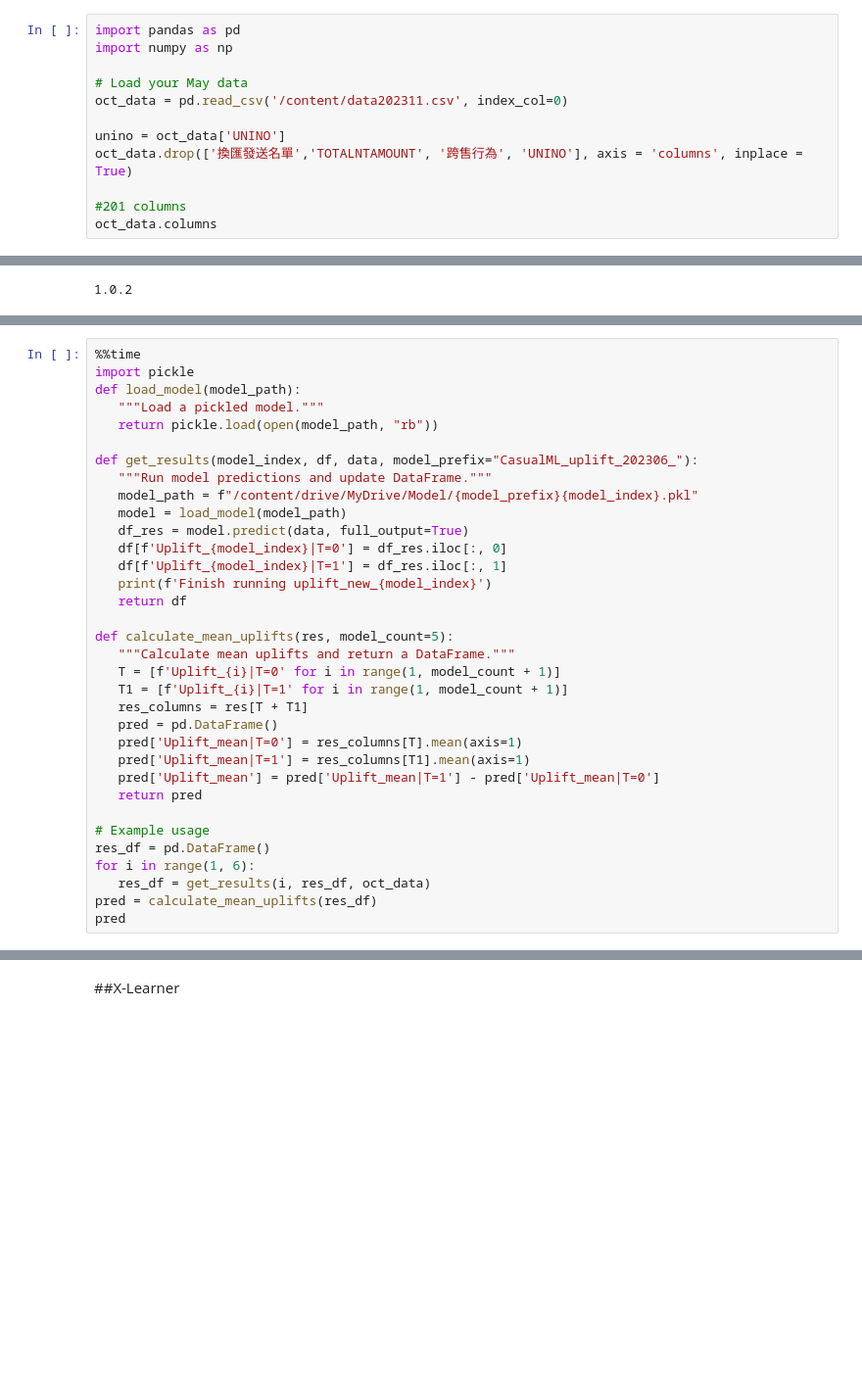
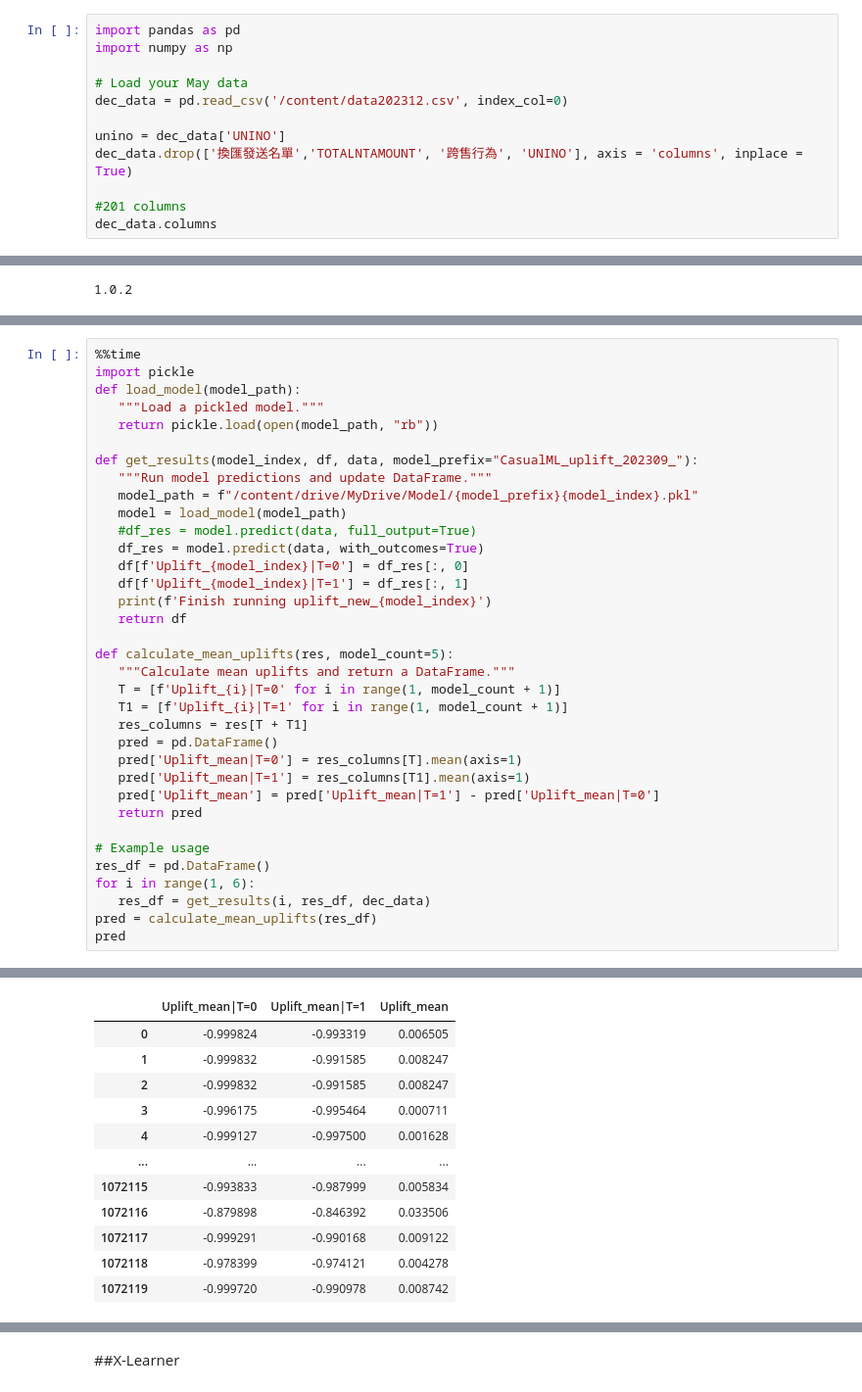
Before and after one commit to sssylvia0/Uplift_Model, a Jupyter notebook: Model_Nov.ipynb, the cells around one changed output, grey strips where cells are left out. Shown at 98% size. Saved outputs shown, nothing was run; the diff lists cells and outputs as text; blank space fills up the shorter version.

```diff
--- a/Model_Nov.ipynb
+++ b/Model_Nov.ipynb
@@ -38,13 +38,13 @@ import pandas as pd
 import numpy as np
 
 # Load your May data
-oct_data = pd.read_csv('/content/data202311.csv', index_col=0)
+dec_data = pd.read_csv('/content/data202312.csv', index_col=0)
 
-unino = oct_data['UNINO']
-oct_data.drop(['換匯發送名單','TOTALNTAMOUNT', '跨售行為', 'UNINO'], axis = 'columns', inplace = True)
+unino = dec_data['UNINO']
+dec_data.drop(['換匯發送名單','TOTALNTAMOUNT', '跨售行為', 'UNINO'], axis = 'columns', inplace = True)
 
 #201 columns
-oct_data.columns
+dec_data.columns
 # %% [output]
 Index(['年齡', '公司戶記號', '性別', '呆帳記號_含信用卡', '客戶年收入', '網路會員記號', '網路使用記號_行動銀行',
        '小mma記號', '網路服務記號', '網路使用記號',
@@ -101,13 +100,14 @@ def load_model(model_path):
    """Load a pickled model."""
    return pickle.load(open(model_path, "rb"))
 
-def get_results(model_index, df, data, model_prefix="CasualML_uplift_202306_"):
+def get_results(model_index, df, data, model_prefix="CasualML_uplift_202309_"):
    """Run model predictions and update DataFrame."""
    model_path = f"/content/drive/MyDrive/Model/{model_prefix}{model_index}.pkl"
    model = load_model(model_path)
-   df_res = model.predict(data, full_output=True)
-   df[f'Uplift_{model_index}|T=0'] = df_res.iloc[:, 0]
-   df[f'Uplift_{model_index}|T=1'] = df_res.iloc[:, 1]
+   #df_res = model.predict(data, full_output=True)
+   df_res = model.predict(data, with_outcomes=True)
+   df[f'Uplift_{model_index}|T=0'] = df_res[:, 0]
+   df[f'Uplift_{model_index}|T=1'] = df_res[:, 1]
    print(f'Finish running uplift_new_{model_index}')
    return df
 
@@ -125,6 +125,7 @@ def calculate_mean_uplifts(res, model_count=5):
 # Example usage
 res_df = pd.DataFrame()
 for i in range(1, 6):
-   res_df = get_results(i, res_df, oct_data)
+   res_df = get_results(i, res_df, dec_data)
 pred = calculate_mean_uplifts(res_df)
 pred
+# %% [output]
@@ -130,0 +144,12 @@ pred
+|  | Uplift_mean|T=0 | Uplift_mean|T=1 | Uplift_mean |
+| 0 | -0.999824 | -0.993319 | 0.006505 |
+| 1 | -0.999832 | -0.991585 | 0.008247 |
+| 2 | -0.999832 | -0.991585 | 0.008247 |
+| 3 | -0.996175 | -0.995464 | 0.000711 |
+| 4 | -0.999127 | -0.997500 | 0.001628 |
+| ... | ... | ... | ... |
+| 1072115 | -0.993833 | -0.987999 | 0.005834 |
+| 1072116 | -0.879898 | -0.846392 | 0.033506 |
+| 1072117 | -0.999291 | -0.990168 | 0.009122 |
+| 1072118 | -0.978399 | -0.974121 | 0.004278 |
+| 1072119 | -0.999720 | -0.990978 | 0.008742 |
```
Also changed, not shown: parts of 19 cells of this notebook.
